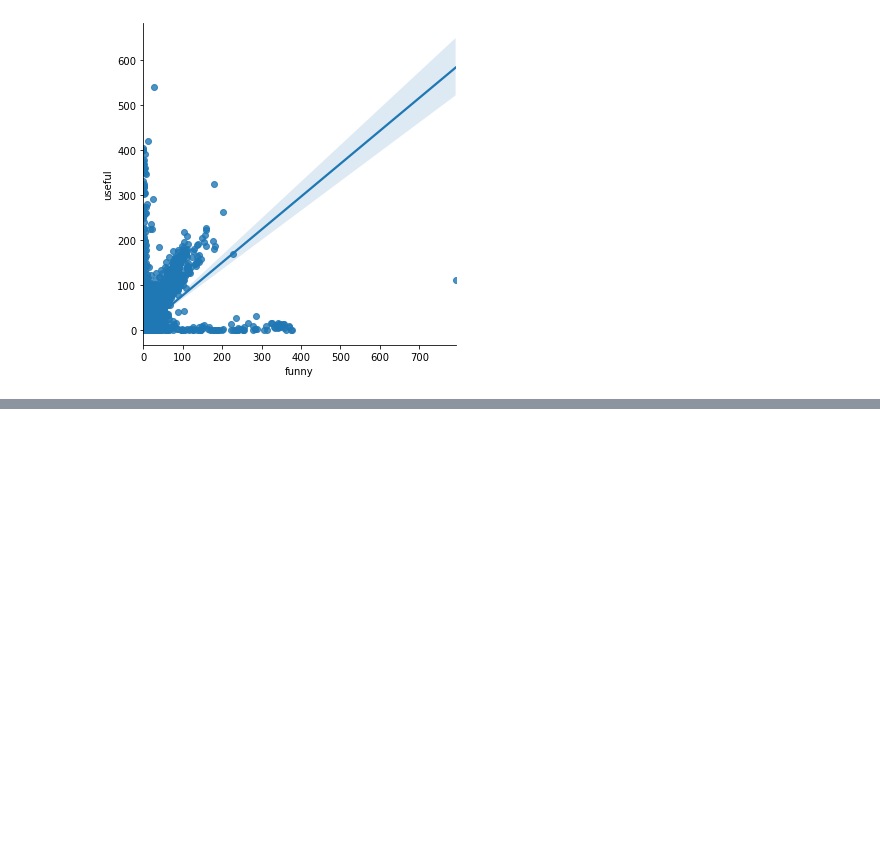
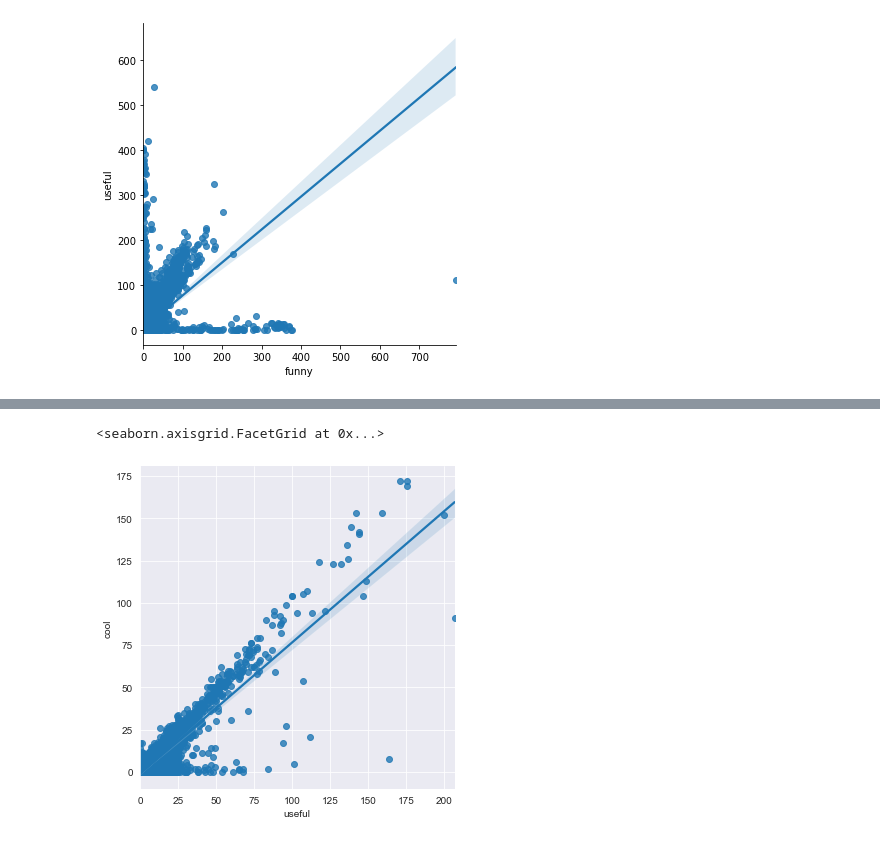
Before and after one commit to anushakuppahally/yelp-app, a Jupyter notebook: eda.ipynb, the cells around one changed output, grey strips where cells are left out. Saved outputs shown, nothing was run; the diff lists cells and outputs as text; code cells hidden in the pictures; blank space fills up the shorter version.

```diff
--- a/eda.ipynb
+++ b/eda.ipynb
@@ -88,0 +125,5 @@ sns.lmplot(x='funny',y='useful',data=yelp_df)
+# %%
+sns.lmplot(x='useful',y='cool',data=yelp_df[yelp_df['stars']==5])
+# %% [output]
+<seaborn.axisgrid.FacetGrid at 0x...>
+[figure, added]
```
Also changed, not shown: parts of 12 cells of this notebook.
